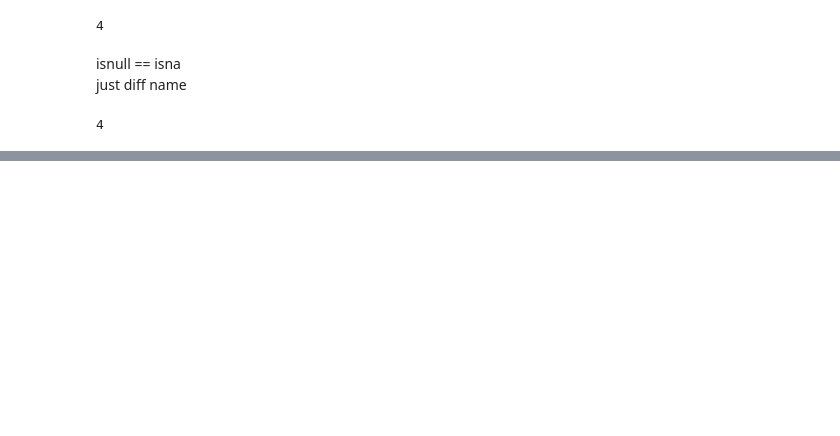
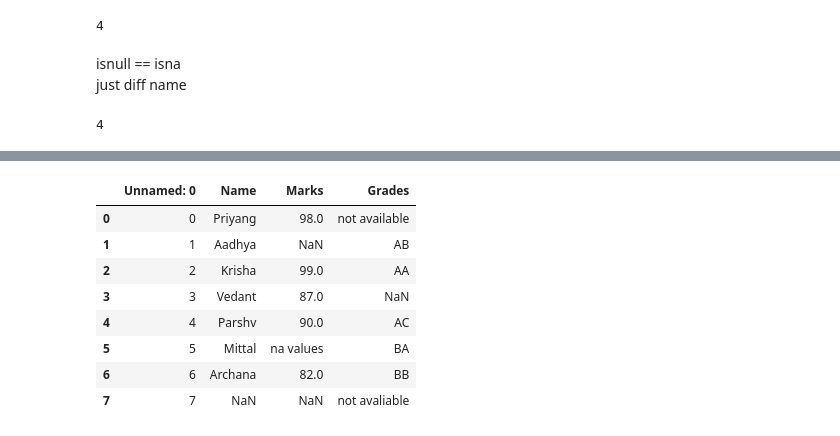
Before and after one commit to AseemGupta39/data_analytics_with_python, a Jupyter notebook: main.ipynb, the cells around one changed output, grey strips where cells are left out. Cells and saved outputs as stored; diff of their text form; code cells hidden in the pictures; blank space fills up the shorter version.

```diff
--- a/main.ipynb
+++ b/main.ipynb
@@ -1514,0 +1536,17 @@ data_from_csv19.notnull()
+# %%
+
+data_from_csv20 = pd.read_csv('Datasets/DS/data_m1.csv')
+data_from_csv20
+
+# data_from_csv20.drop(columns=['Unnamed: 0.1','Unnamed: 0'],inplace=True)
+# data_from_csv20.to_csv('Datasets/DS/data_m1.csv')
+# %% [output]
+|  | Unnamed: 0 | Name | Marks | Grades |
+| 0 | 0 | Priyang | 98.0 | not available |
+| 1 | 1 | Aadhya | NaN | AB |
+| 2 | 2 | Krisha | 99.0 | AA |
+| 3 | 3 | Vedant | 87.0 | NaN |
+| 4 | 4 | Parshv | 90.0 | AC |
+| 5 | 5 | Mittal | na values | BA |
+| 6 | 6 | Archana | 82.0 | BB |
+| 7 | 7 | NaN | NaN | not avaliable |
```
Also changed, not shown: parts of 33 cells of this notebook, 3 other files.
